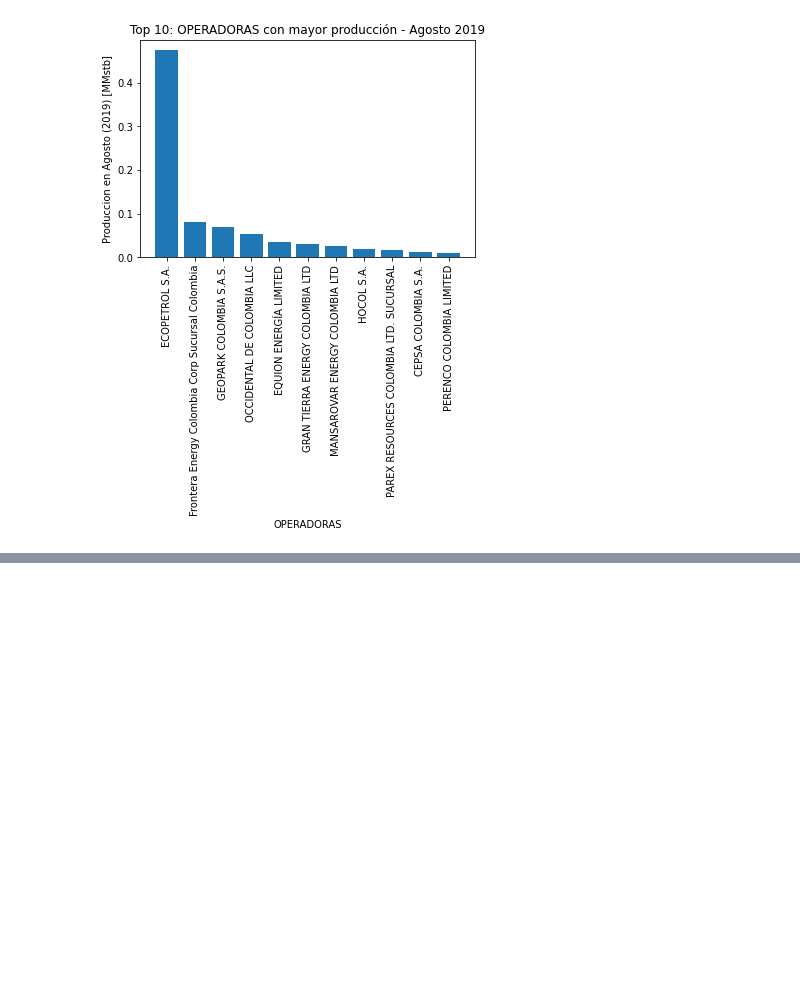
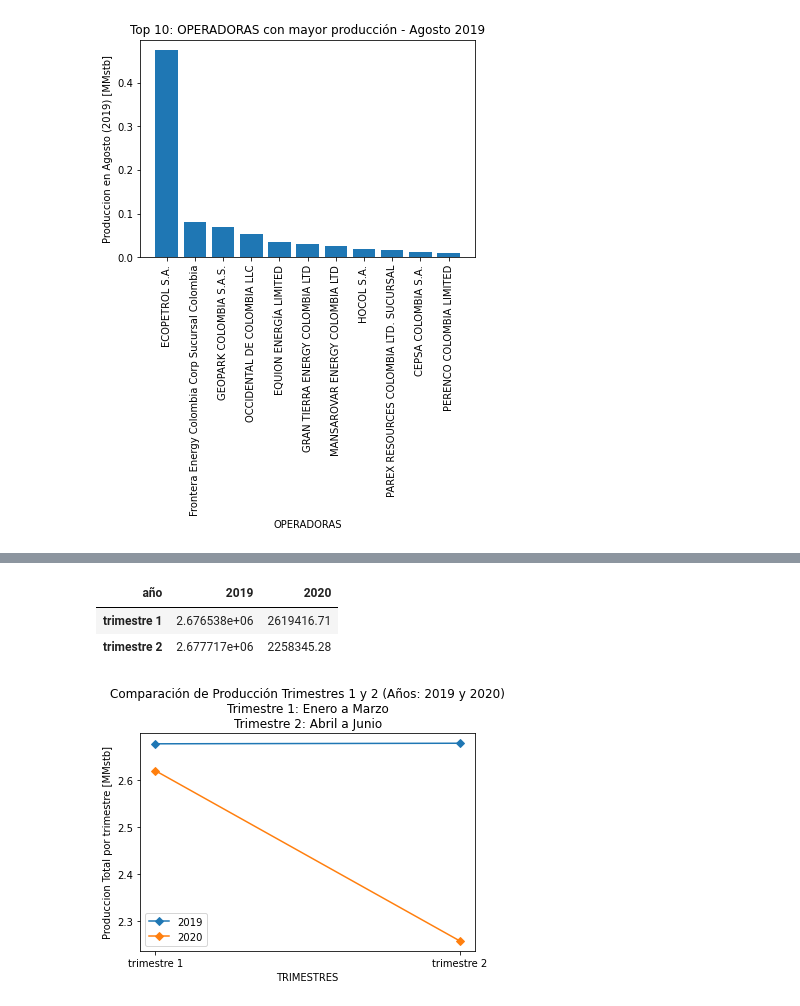
Before and after one commit to yoi23/HackathonOG2020, a Jupyter notebook: importar_datos.ipynb, the cells around one changed output, grey strips where cells are left out. Drawn from its saved outputs; the diff is of its cells as text; code cells hidden in the pictures; blank space fills up the shorter version.

```diff
--- a/importar_datos.ipynb
+++ b/importar_datos.ipynb
@@ -326,0 +332,11 @@ plt.show()
+# %%
+# Ordenar Produccion TOTAL por Año
+df_2018_2020_total = df_2018_2020.groupby('año').sum()
+
+# Calcular Produccion por Trimestres para cada año
+df_2018_2020_total['trimestre 1'] = df_2018_2020_total[['ene','feb','mar']].sum(axis = 1)
+df_2018_2020_total['trimestre 2'] = df_2018_2020_total[['abr','may','jun']].sum(axis = 1)
+df_2018_2020_total['trimestre 3'] = df_2018_2020_total[['jul','ago','sep']].sum(axis = 1)
+df_2018_2020_total['trimestre 4'] = df_2018_2020_total[['oct','nov','dic']].sum(axis = 1)
+
+df_2018_2020_total #Data frame con produccion por año
@@ -326,0 +349,25 @@ plt.show()
+# %%
+# Resultado: Pregunta 5
+# Produccion de T1 y T2 (2019 y 2020)
+query5 = df_2018_2020_total.iloc[1:3,13:-2].T
+query5
+# %% [output]
+| año | 2019 | 2020 |
+| trimestre 1 | 2.676538e+06 | 2619416.71 |
+| trimestre 2 | 2.677717e+06 | 2258345.28 |
+# %%
+# Grafica: Pregunta 5
+
+x = query5.index
+y19 = query5[2019]/1e6
+y20 = query5[2020]/1e6
+plt.plot(y19,marker = 'D', label = '2019')
+plt.plot(y20,marker = 'D', label = '2020')
+plt.xticks(x)
+plt.legend()
+plt.xlabel('TRIMESTRES')
+plt.ylabel('Produccion Total por trimestre [MMstb]')
+plt.title('Comparación de Producción Trimestres 1 y 2 (Años: 2019 y 2020)\nTrimestre 1: Enero a Marzo\nTrimestre 2: Abril a Junio')
+plt.show()
+# %% [output]
+[figure, added]
```
Also changed, not shown: parts of 9 cells of this notebook.
